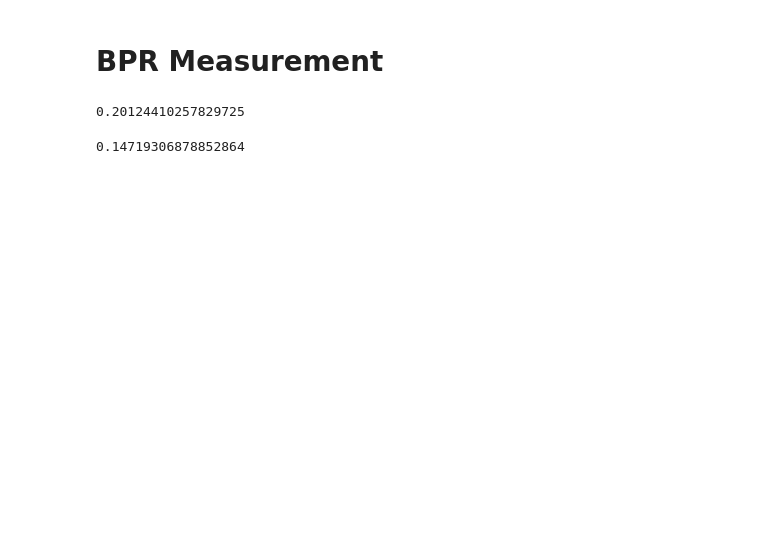
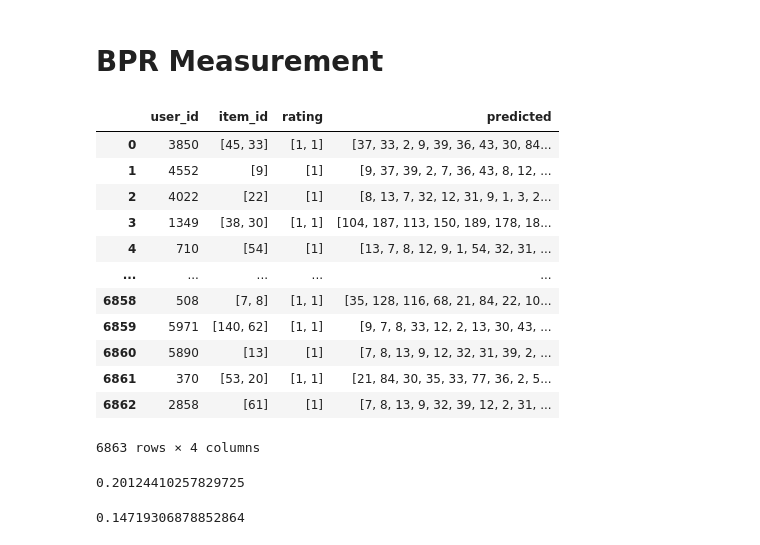
Before and after one commit to juanclopezr/recommender-fusion-recsys, a Jupyter notebook: notebooks/modalities_metrics.ipynb, the cells around one changed output. Saved outputs shown, nothing was run; the diff lists cells and outputs as text; code cells hidden in the pictures; blank space fills up the shorter version.

```diff
--- a/notebooks/modalities_metrics.ipynb
+++ b/notebooks/modalities_metrics.ipynb
@@ -34,6 +31,6 @@ test_df_courses = test_df.groupby('user_id', as_index=False).agg(list)
 with open(base_data_path / 'entity2id.pkl', 'rb') as f:
     entity2id = pkl.load(f)
 # %%
-bpr_user_matrix = np.load(base_data_path / 'bpr_user_matrix_128.npy')
-bpr_item_matrix = np.load(base_data_path / 'bpr_item_matrix_128.npy')
+bpr_user_matrix = np.load(base_data_path / 'embeddings/bpr_user_matrix_128.npy')
+bpr_item_matrix = np.load(base_data_path / 'embeddings/bpr_item_matrix_128.npy')
 # %%
@@ -71,6 +84,22 @@ def calculate_custom_precision_df(x, k=5):
 # BPR Measurement
 # %%
 test_df_courses['predicted'] = test_df_courses['user_id'].apply(get_recommendations_bpr)
+# %%
+test_df_courses
+# %% [output]
+|  | user_id | item_id | rating | predicted |
+| 0 | 3850 | [45, 33] | [1, 1] | [37, 33, 2, 9, 39, 36, 43, 30, 84... |
+| 1 | 4552 | [9] | [1] | [9, 37, 39, 2, 7, 36, 43, 8, 12, ... |
+| 2 | 4022 | [22] | [1] | [8, 13, 7, 32, 12, 31, 9, 1, 3, 2... |
+| 3 | 1349 | [38, 30] | [1, 1] | [104, 187, 113, 150, 189, 178, 18... |
+| 4 | 710 | [54] | [1] | [13, 7, 8, 12, 9, 1, 54, 32, 31, ... |
+| ... | ... | ... | ... | ... |
+| 6858 | 508 | [7, 8] | [1, 1] | [35, 128, 116, 68, 21, 84, 22, 10... |
+| 6859 | 5971 | [140, 62] | [1, 1] | [9, 7, 8, 33, 12, 2, 13, 30, 43, ... |
+| 6860 | 5890 | [13] | [1] | [7, 8, 13, 9, 12, 32, 31, 39, 2, ... |
+| 6861 | 370 | [53, 20] | [1, 1] | [21, 84, 30, 35, 33, 77, 36, 2, 5... |
+| 6862 | 2858 | [61] | [1] | [7, 8, 13, 9, 32, 39, 12, 2, 31, ... |
+6863 rows × 4 columns
 # %%
 ground_truth = test_df_courses['item_id'].tolist()
 # %%
```
Also changed, not shown: parts of 21 cells of this notebook, 4 other files.
